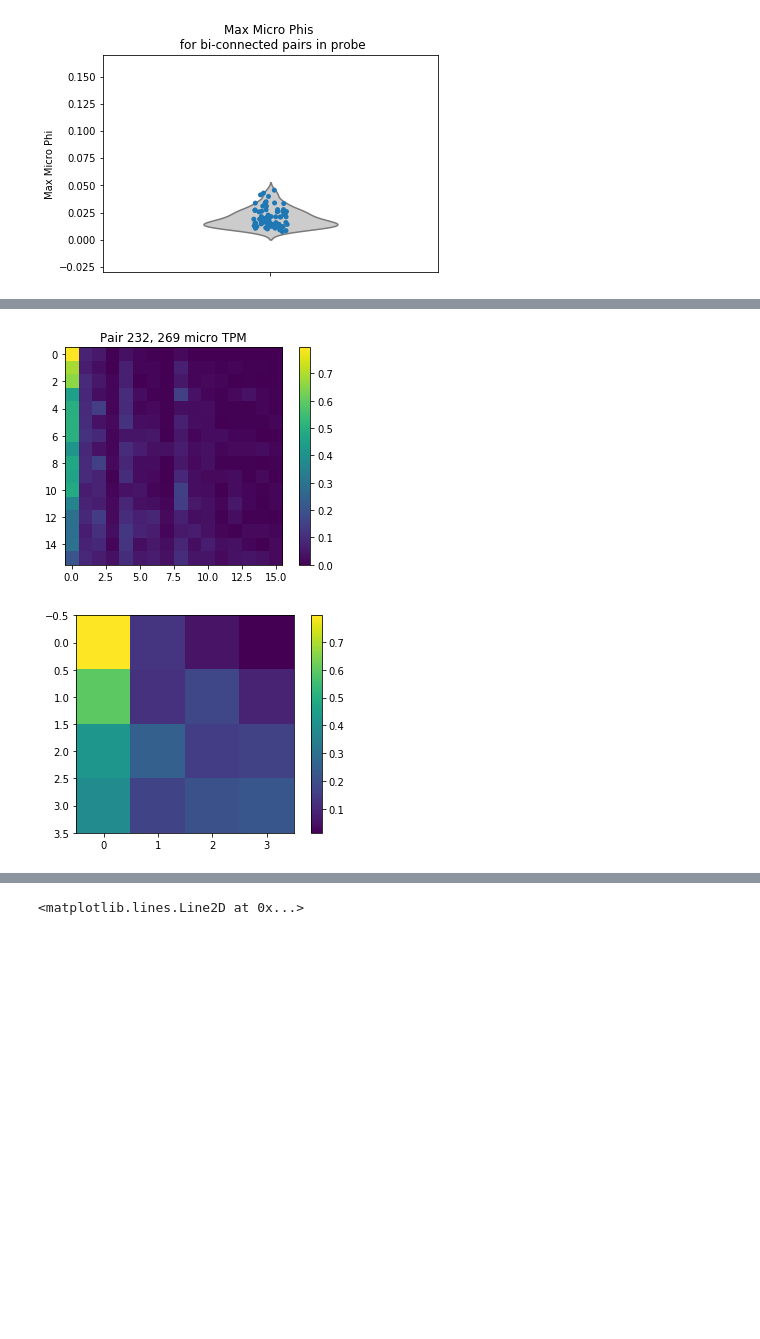
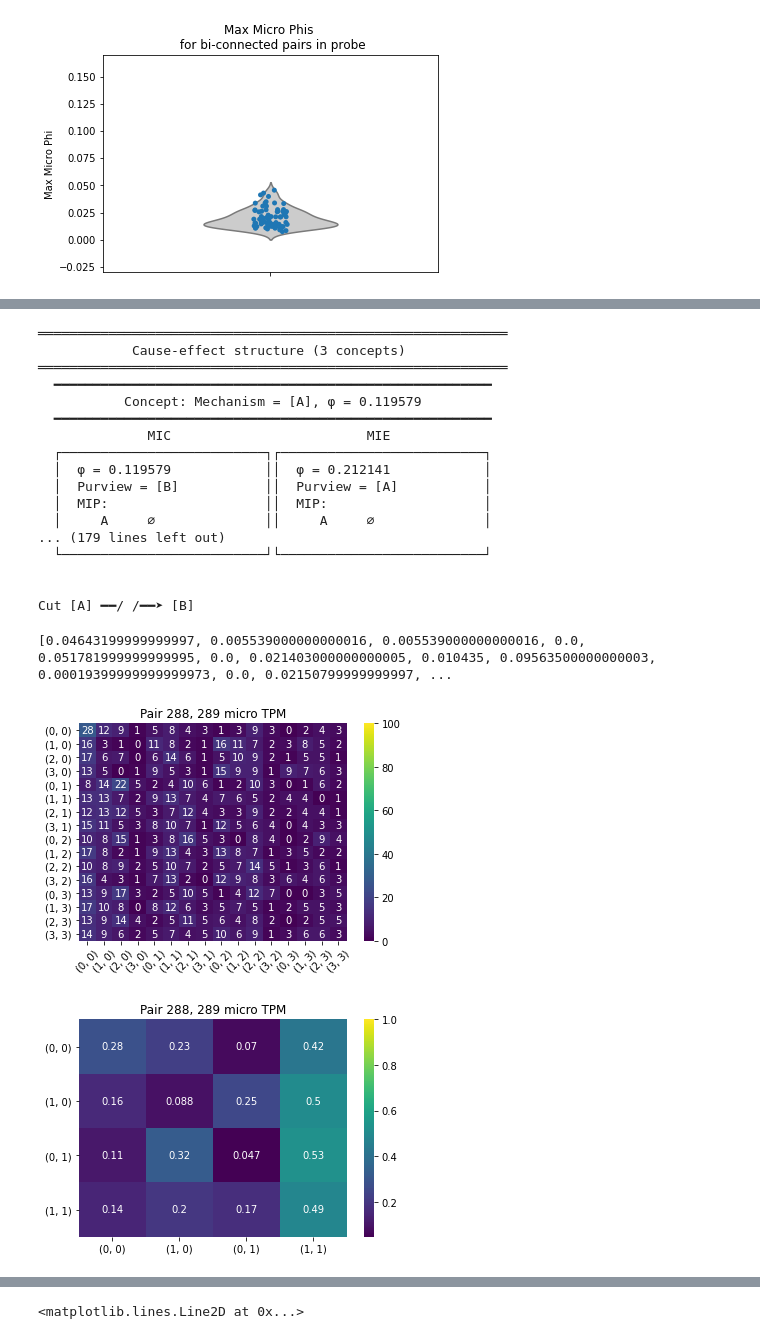
Before and after one commit to mmasque/temporal_emergence, a Jupyter notebook: spiking_statistics.ipynb, the cells around one changed output, grey strips where cells are left out. Cells and saved outputs as stored; diff of their text form; code cells hidden in the pictures; blank space fills up the shorter version.

```diff
--- a/spiking_statistics.ipynb
+++ b/spiking_statistics.ipynb
@@ -74,3 +74,9 @@ for p in range(len(bidirectionally)):
 """
 # %% [output]
 '\n### COMPUTE MIN OCCURRENCES ### \n### PARAMETERS ###\n\nNUM_BITS = 2\n\nmax_binsize = 0.02  # 20 ms bins\nmin_binsize = 0.0029 # skip 1ms bins  -   never work and are very slow to compute\nnum_bins ...
+# %%
+max_binsize = 0.02  # 20 ms bins
+min_binsize = 0.0029 # skip 1ms bins  -   never work and are very slow to compute
+num_binsizes = 9
+binsizes = np.linspace(min_binsize, max_binsize, num_binsizes)
+list(range(2,11,2))
@@ -202,7 +210,7 @@ plt.xlabel("Minimum number of state samples")
 for i in range(3):
     for j in range(3):
         #plt.figure()
-        ax[i,j].hist(minimal_connections[i*3 + j], bins = 25)
+        ax[i,j].hist(minimal_connections[i*3 + j], bins = 10)
         ax[i,j].set_yscale('log')
         ax[i,j].set_xlim([0, 1000])
         ax[i,j].set_ylim([1, 10**3])
@@ -216,6 +224,7 @@ plt.figure()
 for i in range(minimal_connections.shape[0]):
     h,x = np.histogram(minimal_connections[i], bins=25)
     bin_centers = 0.5*(x[1:]+x[:-1])
+    print(bin_centers[0])
     plt.plot(bin_centers,h, label='%.3f' % (binsize[i]))
     plt.yscale('log')
     plt.xlim([0,1000])
@@ -386,0 +415,9 @@ all_16_macro_micros_disconnected_random_500 = np.load("results/all_16coarsegrain
+# %%
+# GET THE DATA FOR ONLY THE BURSTING NEURONS
+bidirectionally_bursting = np.load("results/bidirectionally_bursting.npy").tolist()
+all_16_macro_micros_connected_fixed2_bursting = []
+seen = []
+for (micros, macros, (i,j)) in all_16_macro_micros_connected_fixed2:
+    if ([i,j] in bidirectionally_bursting) or ([j,i] in bidirectionally_bursting):
+        all_16_macro_micros_connected_fixed2_bursting.append((micros, macros, (i,j)))
+all_16_macro_micros_connected_fixed2_bursting = np.array(all_16_macro_micros_connected_fixed2_bursting)
@@ -389,7 +429,7 @@ all_16_macro_micros_disconnected_random_500 = np.load("results/all_16coarsegrain
 max_micros_wnan = []
 max_macros_wnan = [[] for i in range(16)]
 
-for micros,macros,(i,j) in all_16_macro_micros_disconnected_random_500:
+for micros,macros,(i,j) in all_16_macro_micros_connected_fixed2:
     max_micros_wnan.append(np.nanmax(micros))
     max_macro = np.nanmax(macros, axis=(0,1))
     for m in range(len(max_macro)):
@@ -510,19 +616,29 @@ import pyphi
 import numpy as np
 import matplotlib.pyplot as plt
 import jupyter
+import seaborn as sns
 jupyter.textOutputLimit = 0
-TPM_max_phi = np.loadtxt("results/n143_168_macro_micros/micro_232_269_occs_200_bin_0.007175_skip_2.csv")
-plt.imshow(TPM_max_phi)
-plt.title("Pair 232, 269 micro TPM")
-plt.colorbar()
+
+states_micro = [(b,a) for (a,b) in Helpers.get_nary_states(2,4)]
+print(states_micro)
+states_macro = [(b,a) for (a,b) in Helpers.get_nary_states(2,2)]
+
+TPM_max_phi = np.loadtxt("results/n143_168_macro_micros_fixed/micro_288_289_occs_200_bin_0.0178625_skip_2.csv")
+ax = sns.heatmap((TPM_max_phi*100).astype(int), annot=True, xticklabels=states_micro, yticklabels=states_micro, cmap="viridis", vmax=100)
+plt.title("Pair 288, 289 micro TPM")
+plt.xticks(rotation=45)
+#plt.colorbar()
 
 element_coarse_grainings = [[[0], [1,2,3]], [[0,1,2],[3]], [[0], [1,2], [3]], [[0], [1], [2], [3]]]
 states, num_states_l = CoarseGrainer.get_state_maps(element_coarse_grainings)
 
 TPM_max_phi_coarse_grained = CoarseGrainer.coarse_grain_nonbinary_TPM(TPM_max_phi,states[0], num_states_l[0])
 plt.figure()
-plt.imshow(TPM_max_phi_coarse_grained)
-plt.colorbar()
+ax = sns.heatmap(TPM_max_phi_coarse_grained, annot=True, xticklabels=states_macro, yticklabels=states_macro, cmap="viridis", vmax=1)
+plt.title("Pair 288, 289 micro TPM")
+
+plt.yticks(rotation=0)
+#plt.colorbar()
 
 network = pyphi.Network(
 TPM_max_phi,
@@ -531,12 +647,14 @@ num_states_per_node=[4,4]
 
 states = Helpers.get_nary_states(2,4)
 phis = []
+stored_sia_00 = None
 for state in states:
-
     subsystem = pyphi.Subsystem(network, state)
     sia = pyphi.compute.sia(subsystem)
     phis.append(sia.phi)
     if state == (0,0):
+        stored_sia_00 = sia
+        unpartitioned_ces = sia.ces
         print(sia.ces)
         print(sia.partitioned_ces)
         print(sia.cut)
@@ -563,2 +665,20 @@ Cut [A] ━━/ /━━➤ [B]
+════════════════════════════════════════════════════════════
+            Cause-effect structure (3 concepts)
+════════════════════════════════════════════════════════════
+  ━━━━━━━━━━━━━━━━━━━━━━━━━━━━━━━━━━━━━━━━━━━━━━━━━━━━━━━━
+           Concept: Mechanism = [A], φ = 0.119579
+  ━━━━━━━━━━━━━━━━━━━━━━━━━━━━━━━━━━━━━━━━━━━━━━━━━━━━━━━━
+              MIC                         MIE
+  ┌──────────────────────────┐┌──────────────────────────┐
+  │  φ = 0.119579            ││  φ = 0.212141            │
+  │  Purview = [B]           ││  Purview = [A]           │
+  │  MIP:                    ││  MIP:                    │
+  │     A     ∅              ││     A     ∅              │
+... (179 lines left out)
+  └──────────────────────────┘└──────────────────────────┘
+
+
+Cut [A] ━━/ /━━➤ [B]
+[0.04643199999999997, 0.005539000000000016, 0.005539000000000016, 0.0, 0.051781999999999995, 0.0, 0.021403000000000005, 0.010435, 0.09563500000000003, 0.00019399999999999973, 0.0, 0.02150799999999997, ...
-[figure, old version]
+[figure, new version]
-[figure, old version]
+[figure, new version]
```
Also changed, not shown: parts of 36 cells of this notebook, 9 other files.
